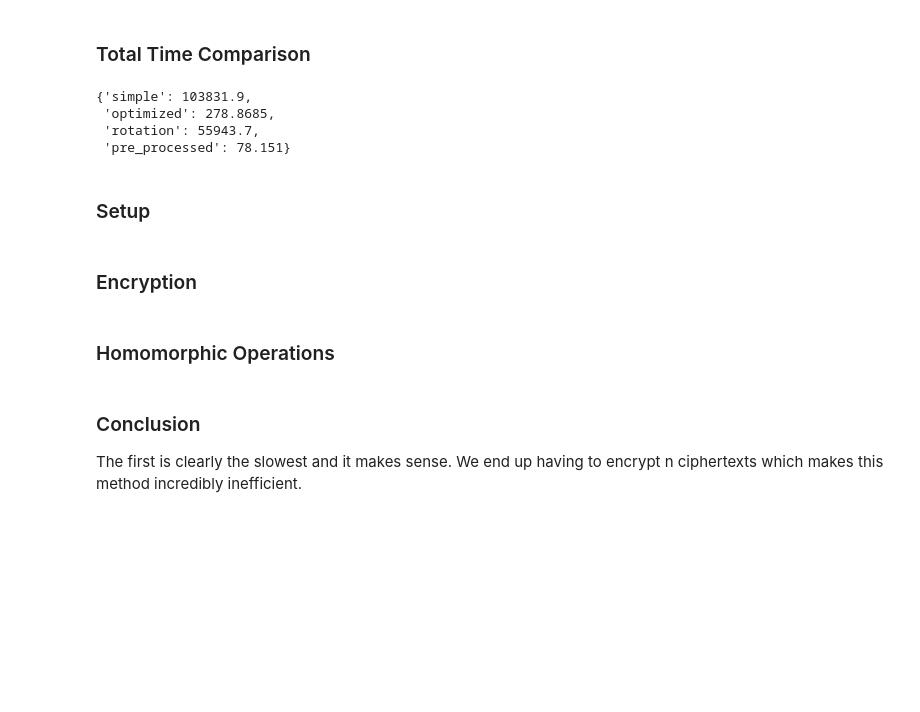
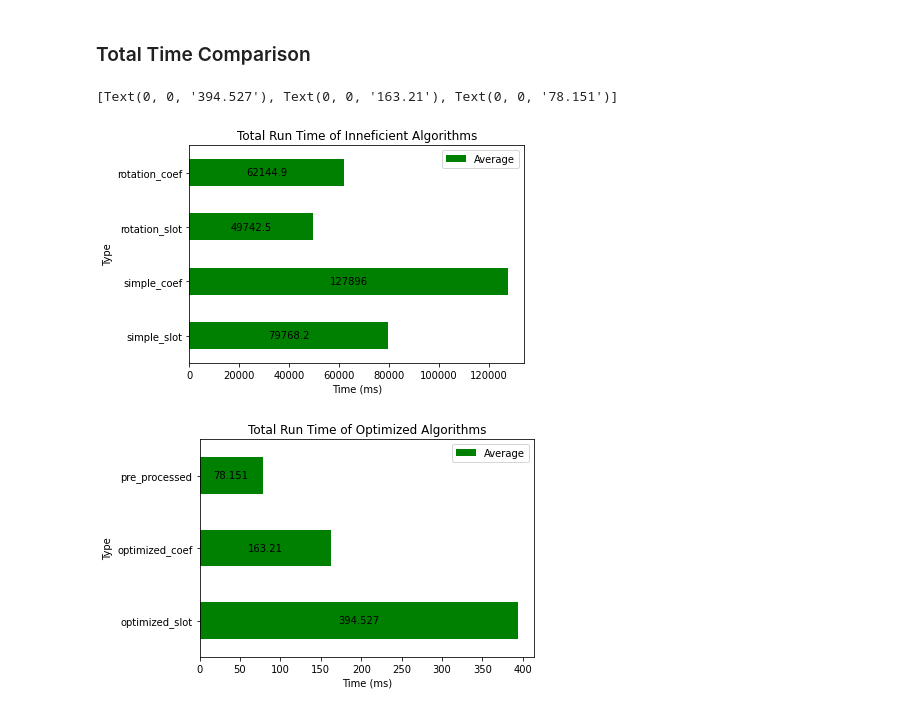
Before and after one commit to BernardoRamalho/HE_Optimization, a Jupyter notebook: Outcomes/analysis.ipynb, the cells around one changed output. Drawn from its saved outputs; the diff is of its cells as text; code cells hidden in the pictures; blank space fills up the shorter version.

Commit message:
Finished analysis of mean

```diff
--- a/Outcomes/analysis.ipynb
+++ b/Outcomes/analysis.ipynb
@@ -89,38 +88,33 @@ mean_DF[mean_DF['type'] == "opt-rot-slot"]
 # %%
 ### Create DF for each type of implementation
-simple_DF = mean_DF[mean_DF['type'].str.contains('simple')]
-opt_rot_DF = pd.concat([
-    mean_DF[mean_DF['type'] == "opt-rot-slot"],
-    mean_DF[mean_DF['type'] == "opt-coef-rot"]
-    ])
-rot_DF = pd.concat([
-    mean_DF[mean_DF['type'] == "rot-slot"],
-    mean_DF[mean_DF['type'] == "coef-rot"]
-    ], ignore_index=True)
+simple_coef_DF = mean_DF[mean_DF['type'] == "simple-coef"]
+simple_slot_DF = mean_DF[mean_DF['type'] == "simple-slot"]
+opt_coef_rot_DF = mean_DF[mean_DF['type'] == "opt-coef-rot"]
+opt_slot_rot_DF = mean_DF[mean_DF['type'] == "opt-rot-slot"]
+slot_rot_DF = mean_DF[mean_DF['type'] == "rot-slot"]
+coef_rot_DF = mean_DF[mean_DF['type'] == "coef-rot"]
 pre_proc_DF = mean_DF[mean_DF['type'] =='pre-proc-coef']
 
-implementation_dfs = {'simple': simple_DF, 'optimized': opt_rot_DF, 'rotation': rot_DF, 'pre_processed': pre_proc_DF}
+implementation_dfs = {'simple_slot': simple_slot_DF,'simple_coef': simple_coef_DF, 'optimized_slot': opt_slot_rot_DF,
+                      'optimized_coef': opt_coef_rot_DF, 'rotation_slot': slot_rot_DF,
+                      'rotation_coef': coef_rot_DF, 'pre_processed': pre_proc_DF}
 # %% [markdown]
 ### Total Time Comparison
 # %%
-implementation_averages = {}
+total_time_averages = pd.DataFrame({'Type': pd.Series(dtype='str'),
+                                    'Average': pd.Series(dtype='float')})
 
 for name, df in implementation_dfs.items():
-    implementation_averages[name] = df[' total'].mean()
-
-implementation_averages
+    total_time_averages.loc[len(total_time_averages)] = {'Type': name, 'Average': df[' total'].mean()}
-# %% [output]
-{'simple': 103831.9,
- 'optimized': 278.8685,
- 'rotation': 55943.7,
- 'pre_processed': 78.151}
-# %% [markdown]
-### Setup
-# %% [markdown]
-### Encryption
-# %% [markdown]
-### Homomorphic Operations
-# %% [markdown]
-### Conclusion
-
-The first is clearly the slowest and it makes sense. We end up having to encrypt n ciphertexts which makes this method incredibly inefficient.
+# %%
+ax = total_time_averages[total_time_averages['Average'] > 1000].plot.barh(x='Type', ylabel='Time (ms)', color='green', title='Total Run Time of Inneficient Algorithms')
+ax.set_xlabel('Time (ms)')
+ax.bar_label(ax.containers[0], label_type='center')
+
+ax = total_time_averages[total_time_averages['Average'] < 1000].plot.barh(x='Type', color='green', title='Total Run Time of Optimized Algorithms')
+ax.set_xlabel('Time (ms)')
+ax.bar_label(ax.containers[0], label_type='center')
+# %% [output]
+[Text(0, 0, '394.527'), Text(0, 0, '163.21'), Text(0, 0, '78.151')]
+[figure, added]
+[figure, added]
```
Also changed, not shown: parts of 14 cells of this notebook.
